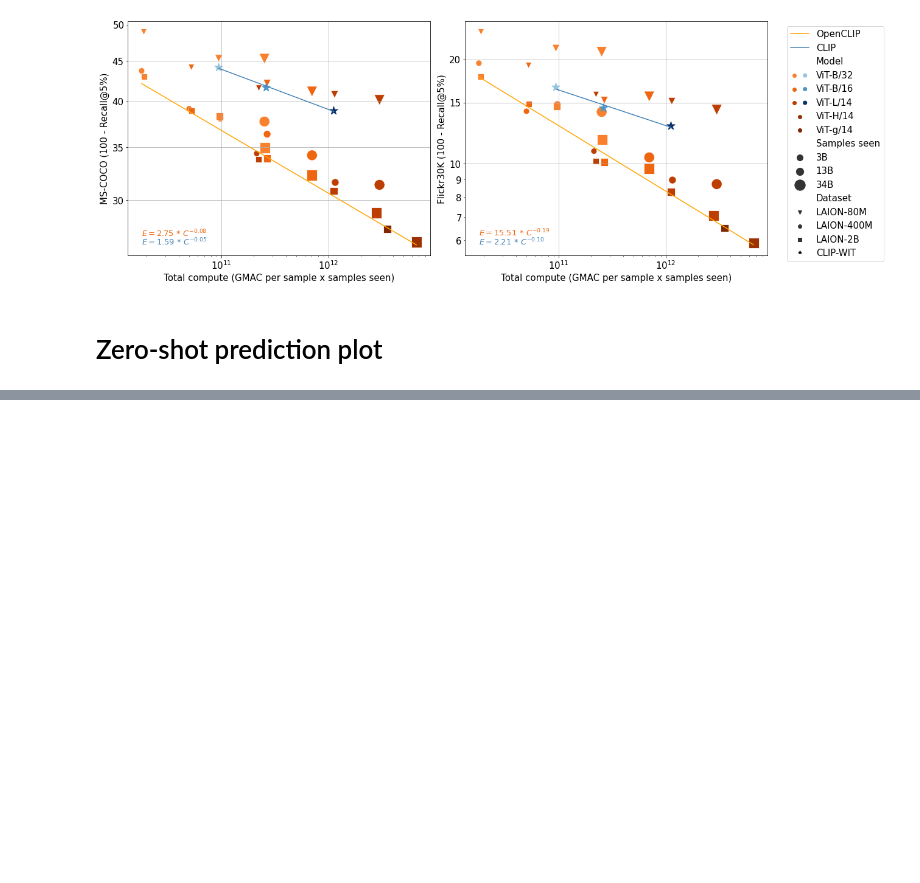
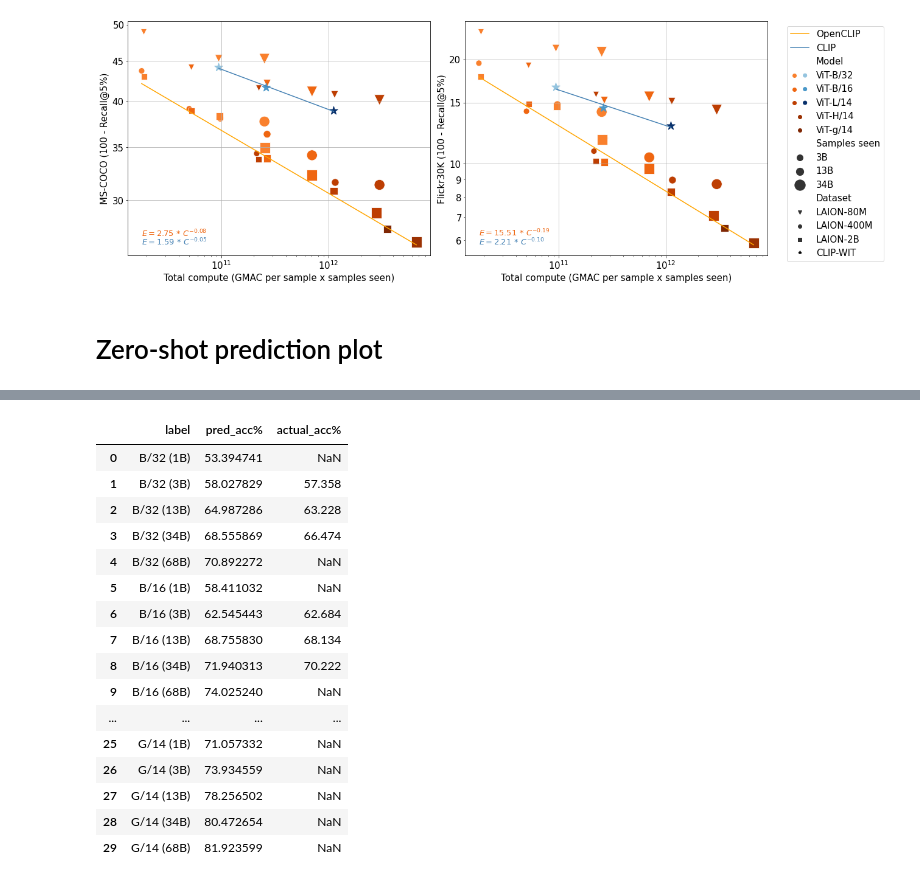
Before and after one commit to LAION-AI/scaling-laws-openclip, a Jupyter notebook: figures.ipynb, the cells around one changed output, grey strips where cells are left out. Saved outputs shown, nothing was run; the diff lists cells and outputs as text; code cells hidden in the pictures; blank space fills up the shorter version.

```diff
--- a/figures.ipynb
+++ b/figures.ipynb
@@ -171,11 +200,13 @@ df['Dataset source'] = df.upstream_dataset.apply(lambda u:"CLIP-WIT" if u == "CL
 # Zero-Shot Scaling figures
 # %%
 figsize = (18,6)
+def get_formula_text(params):
+    return f"$E = {10**(params[1]):.2f} \/*\/ C^{{ {params[0]:.2f} }}$"
+
 task_targets = {
     "imagenet": ('imagenet1k', 'imagenet_robustness'),
     "image_retrieval": ('mscoco_captions', 'flickr30k'),
     "text_retrieval": ('mscoco_captions', 'flickr30k'),
-
 }
 for task in ("imagenet", "image_retrieval"):
     fig, axes = plt.subplots(nrows=1, ncols=2, constrained_layout=True, figsize=figsize)
@@ -183,17 +214,13 @@ for task in ("imagenet", "image_retrieval"):
     new_porange = porange(np.linspace(0.5, 1, len(arch_order) ))#
     names = task_targets[task]
     metric = task_metric[task]
-    def get_formula_text(coefs):
-        return f"$E = {10**(coefs[1]):.2f} \/*\/ C^{{ {coefs[0]:.2f} }}$"
     for ax, tgt in zip(axes, names):
         d = df[df.downstream_dataset==tgt]
         d = d.sort_values(by='gmacs_total')
         d_openclip = d[d.upstream_dataset != "CLIP-WIT"]
         d_openai = d[d.upstream_dataset == "CLIP-WIT"]
-        print(len(d_openclip.name.unique()))
         X = np.log10(d_openclip.gmacs_total)
         Y = np.log10(d_openclip.err1)
-        print(len(X), len(Y))
         line_fit_loglog_openclip = binned_line_fit(X, Y, nbins=5)
         line_fit_loglog_openai = lstsq(np.log10(d_openai.gmacs_total), np.log10(d_openai.err1))
         d["styles"] = d.upstream_dataset.apply(lambda f:upstream_dataset_styles[f])
@@ -414,0 +407,20 @@ G-14 68B 76.99 actual:
+# %%
+df_pred[['label', 'pred_acc%', 'actual_acc%']]
+# %% [output]
+|  | label | pred_acc% | actual_acc% |
+| 0 | B/32 (1B) | 53.394741 | NaN |
+| 1 | B/32 (3B) | 58.027829 | 57.358 |
+| 2 | B/32 (13B) | 64.987286 | 63.228 |
+| 3 | B/32 (34B) | 68.555869 | 66.474 |
+| 4 | B/32 (68B) | 70.892272 | NaN |
+| 5 | B/16 (1B) | 58.411032 | NaN |
+| 6 | B/16 (3B) | 62.545443 | 62.684 |
+| 7 | B/16 (13B) | 68.755830 | 68.134 |
+| 8 | B/16 (34B) | 71.940313 | 70.222 |
+| 9 | B/16 (68B) | 74.025240 | NaN |
+| ... | ... | ... | ... |
+| 25 | G/14 (1B) | 71.057332 | NaN |
+| 26 | G/14 (3B) | 73.934559 | NaN |
+| 27 | G/14 (13B) | 78.256502 | NaN |
+| 28 | G/14 (34B) | 80.472654 | NaN |
+| 29 | G/14 (68B) | 81.923599 | NaN |
```
Also changed, not shown: parts of 4 cells of this notebook.
